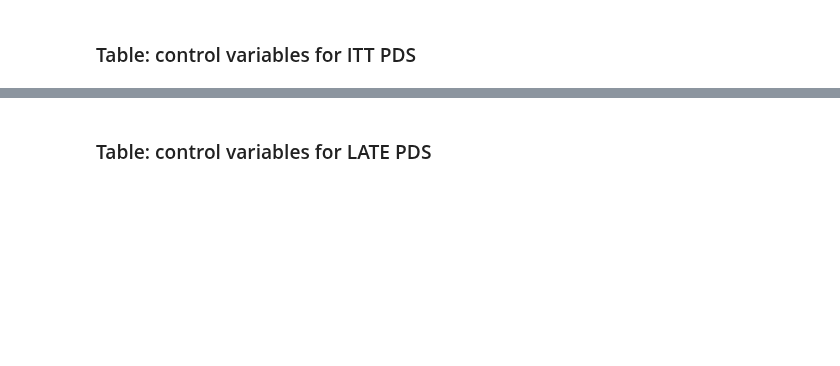
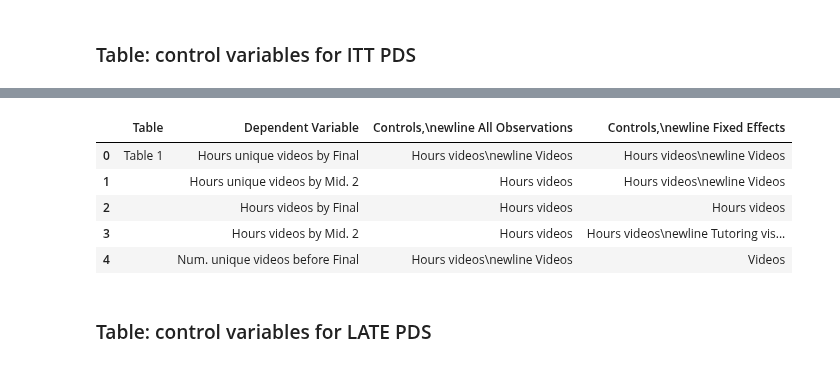
Before and after one commit to zagoodman/microeconomics_videos, a Jupyter notebook: jupyter/assemble_tables.ipynb, the cells around one changed output, grey strips where cells are left out. Saved outputs shown, nothing was run; the diff lists cells and outputs as text; code cells hidden in the pictures; blank space fills up the shorter version.

```diff
--- a/jupyter/assemble_tables.ipynb
+++ b/jupyter/assemble_tables.ipynb
@@ -738,7 +1166,9 @@ ctrls
 # %%
 # Relabel variables with publication-ready names
 
-for i in range(0,3):
+for i in range(0, 3):
     print(i)
-    dfw.iloc[:,i] = dfw.iloc[:,i].apply(lambda x: sorted([name_dict.get(k) or 'None' for k in str(x).split(' ')]) or x)
-    dfw.iloc[:,i] = dfw.iloc[:,i].apply(lambda x: ('\newline ').join(x))
+    dfw.iloc[:, i] = dfw.iloc[:, i].apply(
+        lambda x: sorted([name_dict.get(k) or "None" for k in str(x).split(" ")]) or x
+    )
+    dfw.iloc[:, i] = dfw.iloc[:, i].apply(lambda x: ("\newline ").join(x))
@@ -764,42 +1205,64 @@ display(dfw.head())
 # %%
 # TODO: get subset of models in paper
 
 # get subset and convert to tex
-table1vars = dfw.og.unique() # change this
+table1vars = dfw.og.unique()  # change this
 table1 = dfw.loc[dfw.og.isin(table1vars), dfw.columns[:-1]]
 
 # shorten variable descriptions
 for c in table1.columns[-2:]:
-    table1.loc[table1[c].str.contains(', unique'), c] = \
-        table1.loc[table1[c].str.contains(', unique'), c].apply(lambda x: x.replace(', unique', ''))
+    table1.loc[table1[c].str.contains(", unique"), c] = table1.loc[
+        table1[c].str.contains(", unique"), c
+    ].apply(lambda x: x.replace(", unique", ""))
 
 display(table1.head())
 
 
 # convert to latex
 
-column_format= 'p{0.07\linewidth} >{\hangindent=1em}p{0.38\linewidth} '+\
-                         'p{0.22\linewidth} p{0.22\linewidth}'
-caption = 'ITT model controls selected via post-double-selection'
-label = 'controlvars_selected_itt'
-note = 'Controls chosen via the PDS procedure of \\textcite{bch2014a}. ' +\
-    'In the \\textit{All Observations} model, \\textit{Midterm 1 score} and \\textit{Year = 2019} are ' +\
-    'additionally included as controls. In the \\textit{Fixed Effects} model, pair fixed effects ' +\
-    'and \\textit{Midterm 1 score} are included. ' +\
-    'All control variables are measured before the start of the experiment, e.g. \\textit{Hours videos} is ' +\
-    'the hours of videos watched as of the first midterm.'
+column_format = (
+    "p{0.07\linewidth} >{\hangindent=1em}p{0.38\linewidth} "
+    + "p{0.22\linewidth} p{0.22\linewidth}"
+)
+caption = "ITT model controls selected via post-double-selection"
+label = "controlvars_selected_itt"
+note = (
+    "Controls chosen via the PDS procedure of \\textcite{bch2014a}. "
+    + "In the \\textit{All Observations} model, \\textit{Midterm 1 score} and \\textit{Year = 2019} are "
+    + "additionally included as controls. In the \\textit{Fixed Effects} model, pair fixed effects "
+    + "and \\textit{Midterm 1 score} are included. "
+    + "All control variables are measured before the start of the experiment, e.g. \\textit{Hours videos} is "
+    + "the hours of videos watched as of the first midterm."
+)
 
-table1 = convert_to_latex(table1, column_format, caption, label, note,
-                          observations=False, longtable=True, stars=False, scalewidth=False)
+table1 = convert_to_latex(
+    table1,
+    column_format,
+    caption,
+    label,
+    note,
+    observations=False,
+    longtable=True,
+    stars=False,
+    scalewidth=False,
+)
 
 # add horizontal lines betweeen groups
 for i in range(2, 6):
-    table1 = table1.replace('Table {}'.format(str(i)),
-                            '\\midrule \nTable {}'.format(str(i)), 1)
+    table1 = table1.replace(
+        "Table {}".format(str(i)), "\\midrule \nTable {}".format(str(i)), 1
+    )
 
 # write to tex file
-with open('../tex/tables/controlvars_selected_itt.tex', 'w') as tf:
-     tf.write(table1)
+with open("../tex/tables/controlvars_selected_itt.tex", "w") as tf:
+    tf.write(table1)
+# %% [output]
+|  | Table | Dependent Variable | Controls,\newline All Observations | Controls,\newline Fixed Effects |
+| 0 | Table 1 | Hours unique videos by Final | Hours videos\newline Videos | Hours videos\newline Videos |
+| 1 |  | Hours unique videos by Mid. 2 | Hours videos | Hours videos\newline Videos |
+| 2 |  | Hours videos by Final | Hours videos | Hours videos |
+| 3 |  | Hours videos by Mid. 2 | Hours videos | Hours videos\newline Tutoring vis... |
+| 4 |  | Num. unique videos before Final | Hours videos\newline Videos | Videos |
 # %% [markdown]
 ### Table: control variables for LATE PDS
 # %%
```
Also changed, not shown: parts of 36 cells of this notebook, 47 other files.
